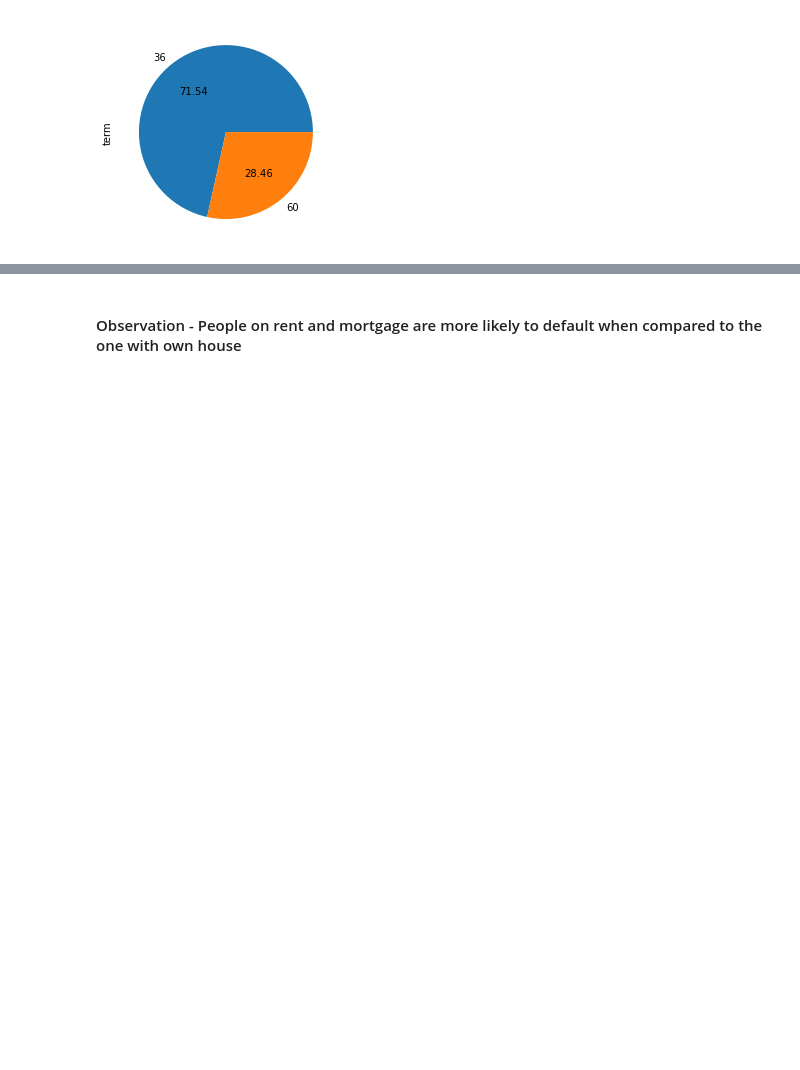
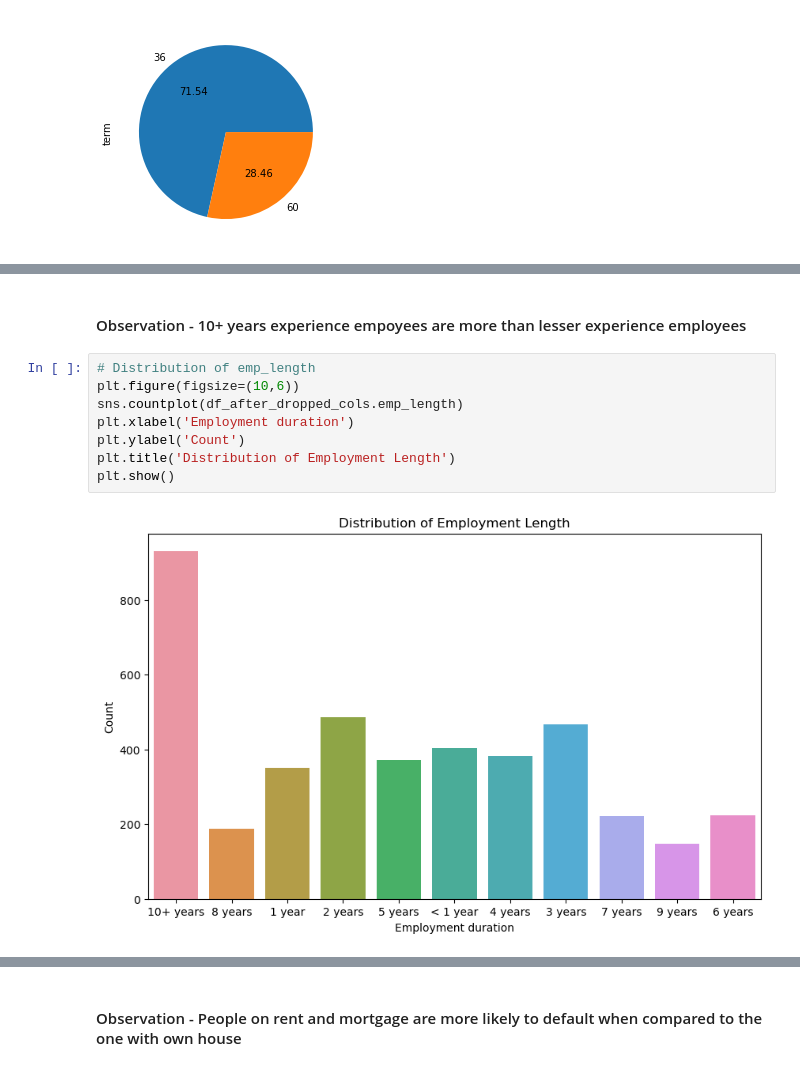
Before and after one commit to abhi-singh-123/Lending-club-case-study, a Jupyter notebook: Lending-Club-Case-Study.ipynb, the cells around one changed output, grey strips where cells are left out. Cells and saved outputs as stored; diff of their text form; blank space fills up the shorter version.

```diff
--- a/Lending-Club-Case-Study.ipynb
+++ b/Lending-Club-Case-Study.ipynb
@@ -516,0 +528,12 @@ df_after_dropped_cols.term.value_counts().plot.pie(autopct='%.2f')
+# %% [markdown]
+#### Observation - 10+ years experience empoyees are more than lesser experience employees
+# %%
+# Distribution of emp_length
+plt.figure(figsize=(10,6))
+sns.countplot(df_after_dropped_cols.emp_length)
+plt.xlabel('Employment duration')
+plt.ylabel('Count')
+plt.title('Distribution of Employment Length')
+plt.show()
+# %% [output]
+[figure, added]
```
Also changed, not shown: parts of 37 cells of this notebook.
